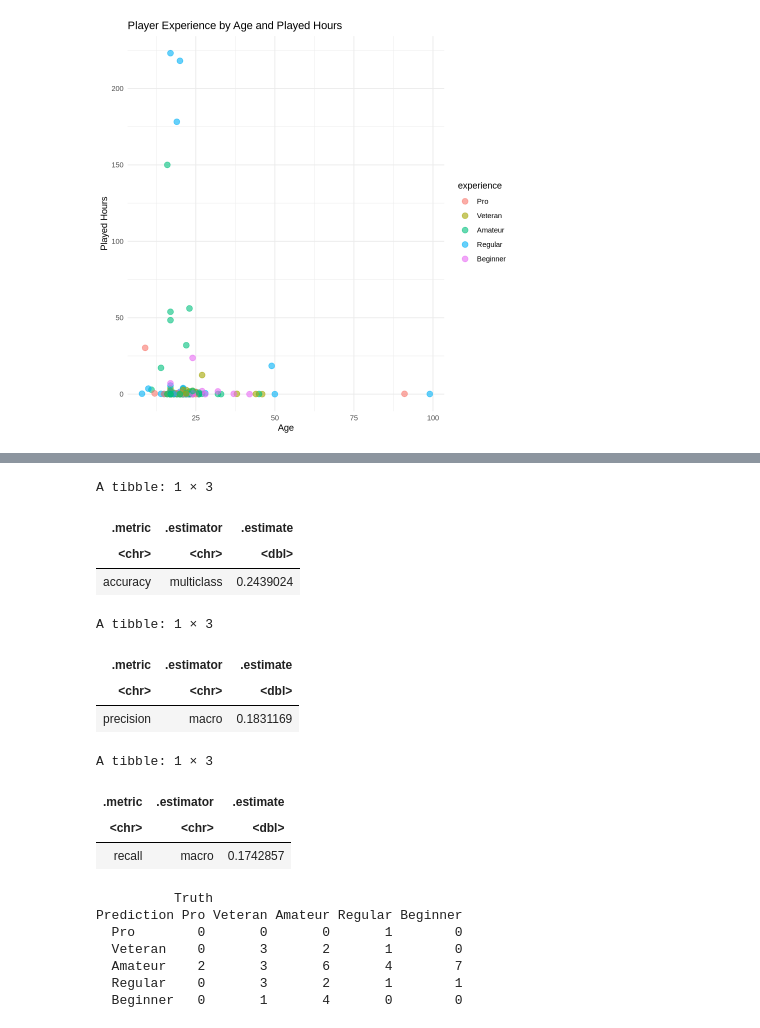
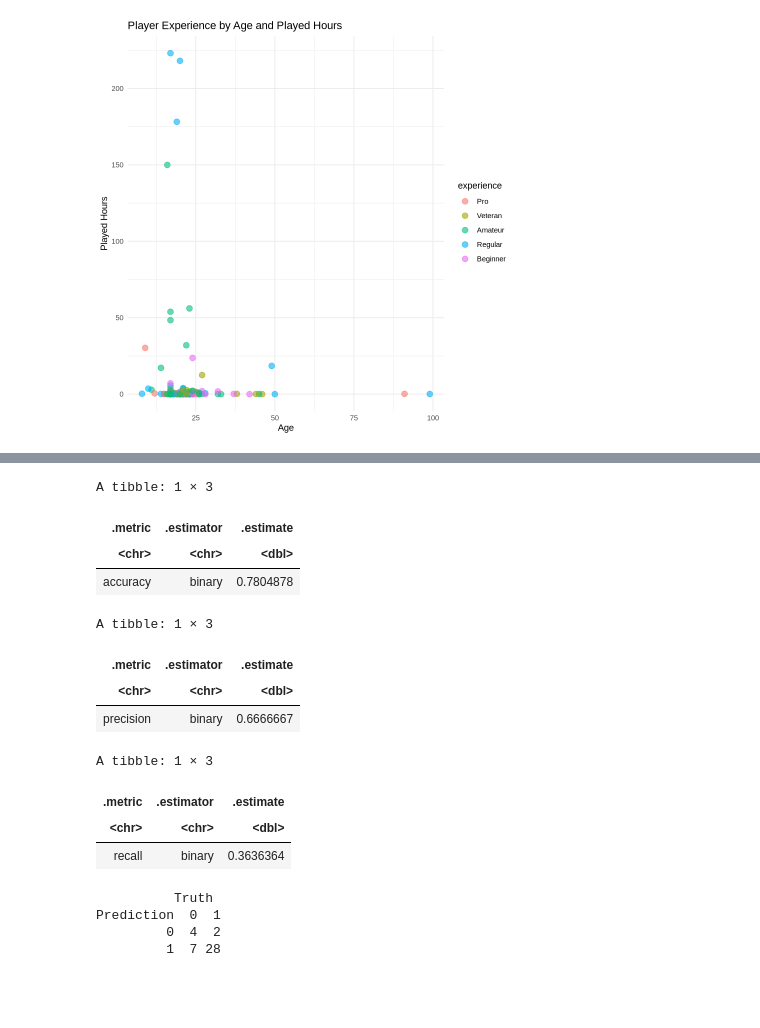
Before and after one commit to Jaden51/dsci-100-project-008-30, a Jupyter notebook: project.ipynb, the cells around one changed output, grey strips where cells are left out. Drawn from its saved outputs; the diff is of its cells as text; code cells hidden in the pictures; blank space fills up the shorter version.

```diff
--- a/project.ipynb
+++ b/project.ipynb
@@ -108,10 +108,8 @@ A data.frame: 6 × 5
 | 5 | Regular | TRUE | 0.1 | Male | 21 |
 | 6 | Amateur | TRUE | 0.0 | Female | 17 |
 # %%
-players_selected$subscribe <- as.numeric(players_selected$subscribe)
-
 players_selected <- players_selected |>
-    mutate(experience = as_factor(experience))
+    mutate(subscribe = as_factor(subscribe))
 
 players_final <- players_selected |>
     drop_na()
@@ -264,6 +272,6 @@ A tibble: 5 × 3
 | Beginner | 27 | 17.419355 |
 # %%
-players_recipe <- recipe(experience ~ age + played_hours_log + subscribe + gender, data = players_train) |>
+players_recipe <- recipe(subscribe ~ age + played_hours_log + subscribe + gender + experience, data = players_train) |>
   step_scale(all_numeric_predictors()) |>
   step_center(all_numeric_predictors()) |>
   step_dummy(all_nominal_predictors()) |>
@@ -297,8 +305,7 @@ Best kernel: rectangular
 Best k: 5
 # %%
 validation_predicted <- predict(knn_fit, players_test) |>
-    bind_cols(players_test) |>
-    rename(predicted_experience = .pred_class)
+    bind_cols(players_test)
 head(validation_predicted)
 # %% [output]
 A tibble: 6 × 7
@@ -313,40 +320,37 @@ A tibble: 6 × 7
 # %%
 accuracy_result <- validation_predicted |>
-  accuracy(truth = experience, estimate = predicted_experience) |>
+  accuracy(truth = subscribe, estimate = .pred_class) |>
   filter(.metric == "accuracy")
 accuracy_result
 # %% [output]
 A tibble: 1 × 3
 | .metric | .estimator | .estimate |
 | <chr> | <chr> | <dbl> |
-| accuracy | multiclass | 0.2439024 |
+| accuracy | binary | 0.7804878 |
 # %%
 precision_result <- validation_predicted |>
-    precision(truth = experience, estimate = predicted_experience)
+    precision(truth = subscribe, estimate = .pred_class)
 precision_result
 # %% [output]
 A tibble: 1 × 3
 | .metric | .estimator | .estimate |
 | <chr> | <chr> | <dbl> |
-| precision | macro | 0.1831169 |
+| precision | binary | 0.6666667 |
 # %%
 recall_result <- validation_predicted |>
-  recall(truth = experience, estimate = predicted_experience)
+  recall(truth = subscribe, estimate = .pred_class)
 recall_result
 # %% [output]
 A tibble: 1 × 3
 | .metric | .estimator | .estimate |
 | <chr> | <chr> | <dbl> |
-| recall | macro | 0.1742857 |
+| recall | binary | 0.3636364 |
 # %%
 confusion_matrix_result <- validation_predicted |>
-  conf_mat(truth = experience, estimate = predicted_experience)
+  conf_mat(truth = subscribe, estimate = .pred_class)
 confusion_matrix_result
 # %% [output]
           Truth
-Prediction Pro Veteran Amateur Regular Beginner
-  Pro        0       0       0       1        0
-  Veteran    0       3       2       1        0
-  Amateur    2       3       6       4        7
-  Regular    0       3       2       1        1
-  Beginner   0       1       4       0        0
+Prediction  0  1
+         0  4  2
+         1  7 28
```
Also changed, not shown: parts of 10 cells of this notebook.
